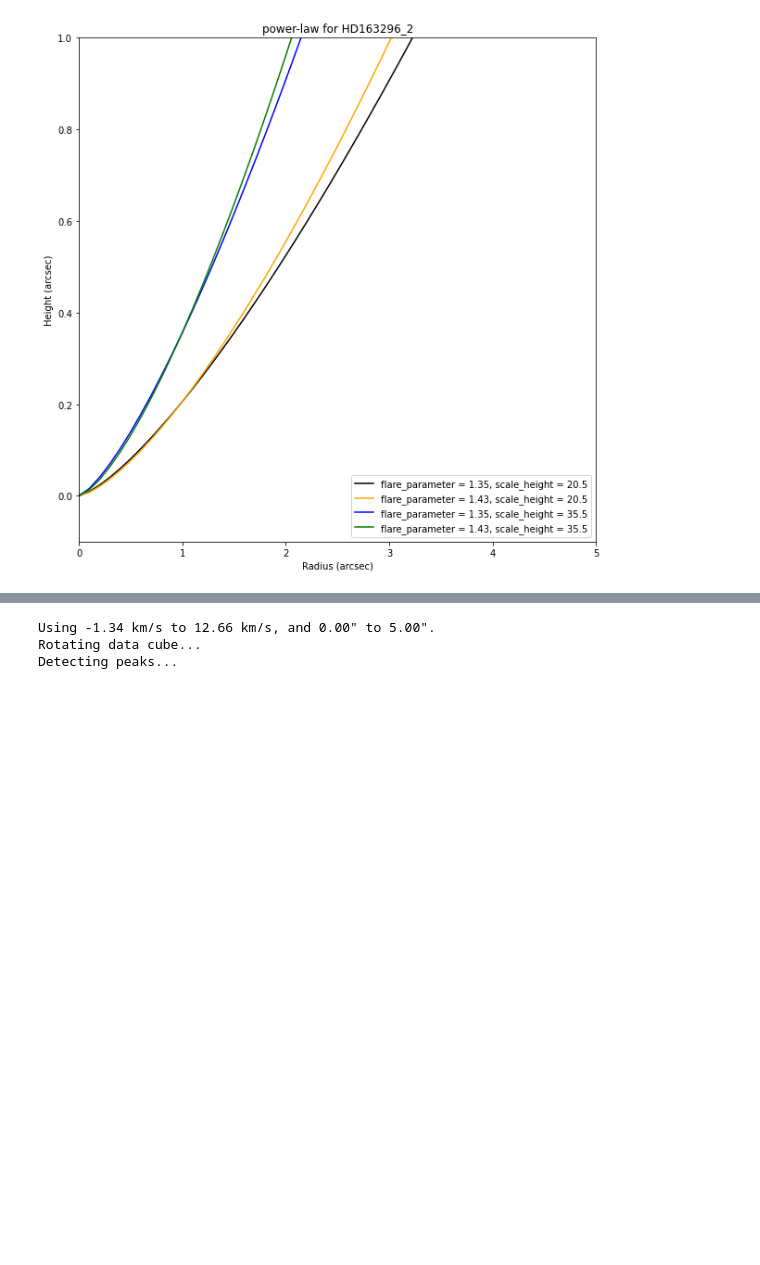
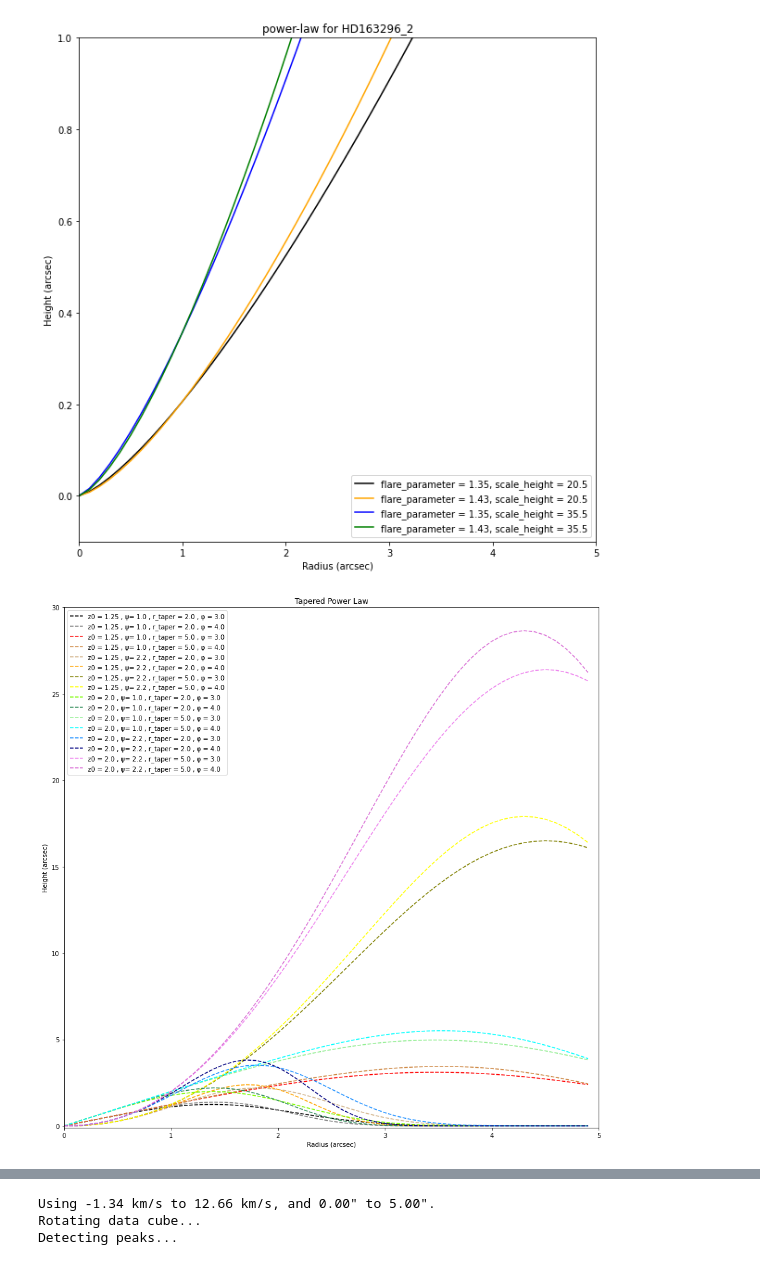
Before and after one commit to feilongm/Notebooks, a Jupyter notebook: notebooks/June_28.ipynb, the cells around one changed output, grey strips where cells are left out. Saved outputs shown, nothing was run; the diff lists cells and outputs as text; code cells hidden in the pictures; blank space fills up the shorter version.

```diff
--- a/notebooks/June_28.ipynb
+++ b/notebooks/June_28.ipynb
@@ -70,6 +71,7 @@ plt.show()
 [figure]
 # %%
 import matplotlib.pyplot as plt
+from itertools import product
 
 def plotting_function_of_tapered_power_law(z0_in, r_in, Psi_in, r_taper_in, Phi_in, color_array_in):
     """
@@ -87,28 +89,35 @@ def plotting_function_of_tapered_power_law(z0_in, r_in, Psi_in, r_taper_in, Phi_
     Returns:
         This function returns nothing.
     """
+    fig = plt.figure(figsize=(15, 15))
     if type(z0_in) == int:
-        plt.figure(figsize=(15, 15))
-        plt.plot(r_in, tapered_power_law(z0_in, r_in, Psi_in, r_taper_in, Phi_in), 'r--', color='red', label='z0 = ' + str(z0_in) + ' , ψ= ' + str(Psi_in) + ' , r_taper = ' + str(r_taper_in) + ' , φ = ' + str(Phi_in))
+        plt.plot(r_in, tapered_power_law(r_in, z0_in, Psi_in, r_taper_in, Phi_in), 'r--', color='red', label='z0 = ' + str(z0_in) + ' , ψ= ' + str(Psi_in) + ' , r_taper = ' + str(r_taper_in) + ' , φ = ' + str(Phi_in))
         plt.legend()
-        plt.ylim(-0.1, 1)
+        plt.ylim(-0.1, 30)
         plt.xlim(0, 5)
         plt.xlabel(r'Radius (arcsec)')
         plt.ylabel(r'Height (arcsec)')
         plt.title(r'Tapered Power Law')
-    elif type(z0_in) == list:
+    if type(z0_in) == list:
         index = 0
-        plt.figure(figsize=(15, 15))
-        for count_1, value_1 in enumerate(z0):
-            for count_2, value_2 in enumerate(Psi):
-                for count_3, value_3 in enumerate(r_taper):
-                    for count_4, value_4 in enumerate(Phi):
-                        plt.plot(r, tapered_power_law(value_1, r, value_2, value_3, value_4), 'r--', color=color_array[index], label='z0 = ' + str(value_1) + ' , ψ= ' + str(value_2) + ' , r_taper = ' + str(value_3) + ' , φ = ' + str(value_4))
-                        index = index + 1
+        for count, value in enumerate(list(product(z0_in, Psi_in, r_taper_in, Phi_in))):
+            plt.plot(r_in, tapered_power_law(r_in, value[0], value[1], value[2], value[3]), 'r--', color=color_array[index], label='z0 = ' + str(value[0]) + ' , ψ= ' + str(value[1]) + ' , r_taper = ' + str(value[2]) + ' , φ = ' + str(value[3]))
+            index = index + 1
         plt.legend()
-        plt.ylim(-0.1, 1)
+        plt.ylim(-0.1, 30)
         plt.xlim(0, 5)
         plt.xlabel(r'Radius (arcsec)')
         plt.ylabel(r'Height (arcsec)')
         plt.title(r'Tapered Power Law')
+# %%
+color_array = ['black', 'grey', 'red', 'peru', 'tan', 'orange', 'olive', 'yellow', 'lawngreen', 'seagreen', 'lightgreen', 'cyan', 'dodgerblue', 'navy', 'violet', 'orchid']
+r = np.arange(0, 5, step=0.1)
+z0 = [1.25, 2.0]
+Psi = [1.0, 2.2]
+r_taper = [2.0, 5.0]
+Phi = [3.0, 4.0]
+
+plotting_function_of_tapered_power_law(z0, r, Psi, r_taper, Phi, color_array)
+# %% [output]
+[figure, added]
 # %%
```
Also changed, not shown: parts of 9 cells of this notebook.
